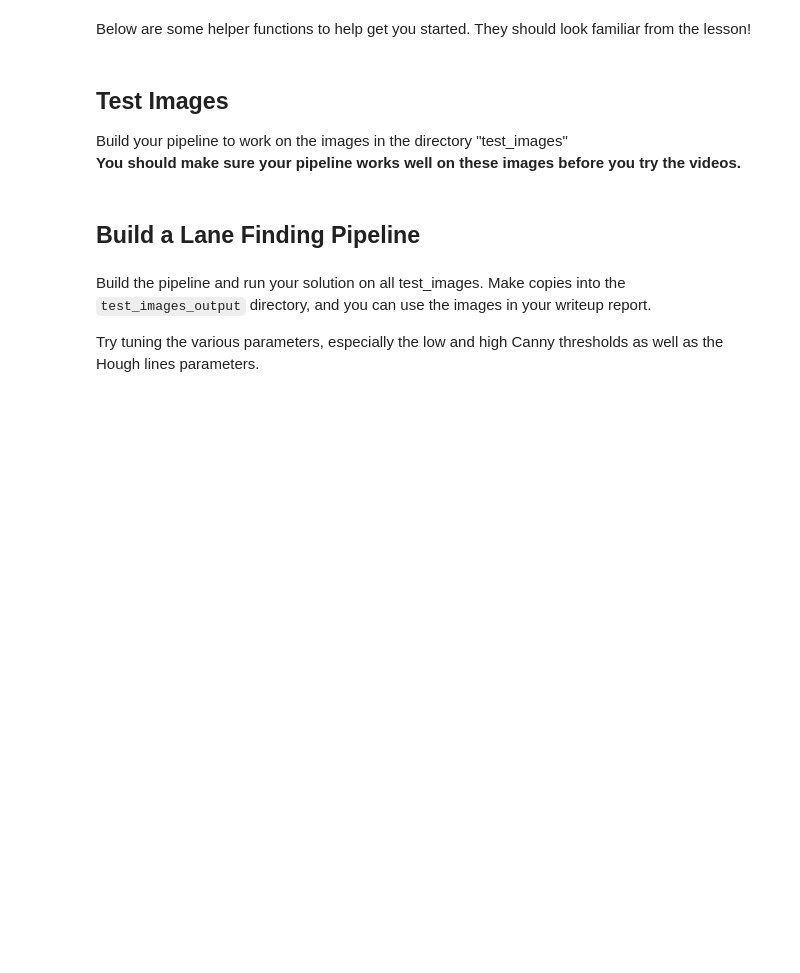
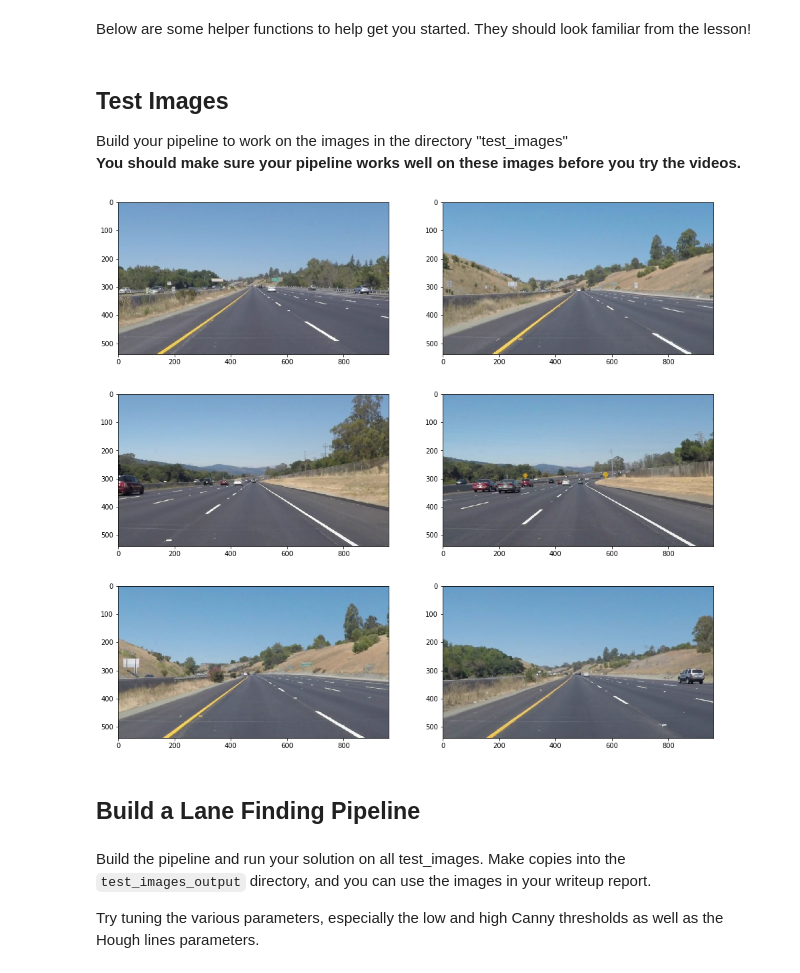
Before and after one commit to kradio3/CarND-LaneLines-P1, a Jupyter notebook: P1.ipynb, the cells around one changed output. Cells and saved outputs as stored; diff of their text form; code cells hidden in the pictures; blank space fills up the shorter version.

```diff
--- a/P1.ipynb
+++ b/P1.ipynb
@@ -183,11 +183,18 @@ test_images = os.listdir("test_images/")
 # %%
 def process_test_images(action):
     fig=plt.figure(figsize=(16, 15))
     for idx, img_name in enumerate(test_images):
         frame = mpimg.imread("test_images/"+img_name)
         masked = action(frame)
         fig.add_subplot(3, 2, idx+1)
         plt.imshow(masked, cmap='Greys_r')
+
+def clean(source):
+    return source
+
+process_test_images(lambda img: clean(img))
+# %% [output]
+[figure, added]
 # %% [markdown]
 ## Build a Lane Finding Pipeline
 # %% [markdown]
```
Also changed, not shown: parts of 9 cells of this notebook, 9 other files.
